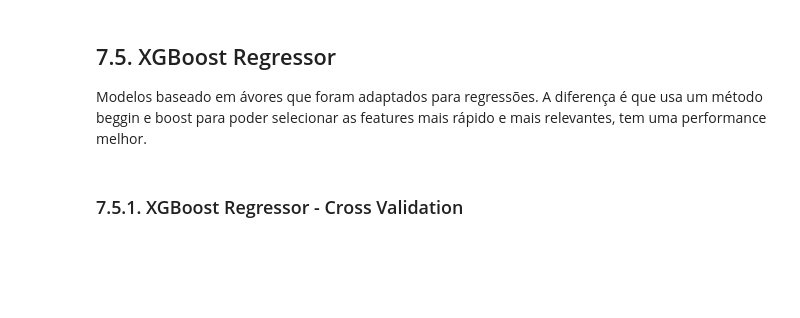
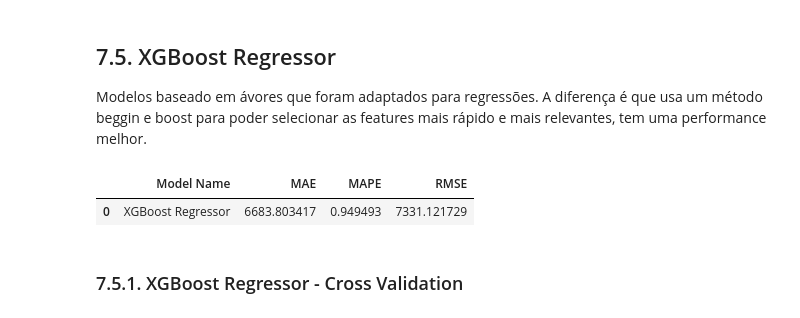
Before and after one commit to deboraines/Projeto_rossmann_store_sales, a Jupyter notebook: store_sales_prediction.ipynb, the cells around one changed output. Cells and saved outputs as stored; diff of their text form; code cells hidden in the pictures; blank space fills up the shorter version.

```diff
--- a/store_sales_prediction.ipynb
+++ b/store_sales_prediction.ipynb
@@ -1286,20 +1300,23 @@ rf_result_cv
 Modelos baseado em ávores que foram adaptados para regressões. A diferença é que usa um método beggin e boost para poder selecionar as features mais rápido e mais relevantes, tem uma performance melhor.
 # %%
 # model
-model_xgb = xgb.XGBRegressor(objective='reg:squarederror',
 
-n_estimators=100,
-eta=0.01,
-max_depth=10,
-subsample=0.7,
-colsample_bytee=0.9 ).fit(x_train, y_train)
+model_xgb = xgb.XGBRegressor(objective = 'reg:squarederror', # objective='reg:squarederror' = função objetiva
+                             n_estimators= 100, # n_estimators = número de quantas árvores aleatórias ele vai criar
+                             eta  = 0.01, # eta = quantas passadas ele usa para fazer o aprendizado
+                             max_depth = 10, # max_depth = máxima ramificação (profundidade) que a árvore pode chegar
+                             subsample = 0.7, # subsample = porcentagem de todas as variáveis que eu tenho que eu quero fazer uma amostragem para poder selecionar as mais relevantes
+                             colsample_bytree = 0.9).fit(x_train, y_train) # colsample_bytee = fazer o sample por cada uma das árvores
 
 # prediction
 yhat_xgb = model_xgb.predict(x_test)
 
 # performance
-xgb_result = ml_error('XGBoost Regressor', np.expm1(y_test), np.expm1(yhat_xgb))
+xgb_result = ml_error('XGBoost Regressor', np.expm1(y_test), np.expm1(yhat_xgb)) # expm1 = exponencial para voltar o log no valor original
 xgb_result
+# %% [output]
+|  | Model Name | MAE | MAPE | RMSE |
+| 0 | XGBoost Regressor | 6683.803417 | 0.949493 | 7331.121729 |
 # %% [markdown]
 ### 7.5.1. XGBoost Regressor - Cross Validation
 # %%
```
Also changed, not shown: parts of 25 cells of this notebook, 1 other file.
